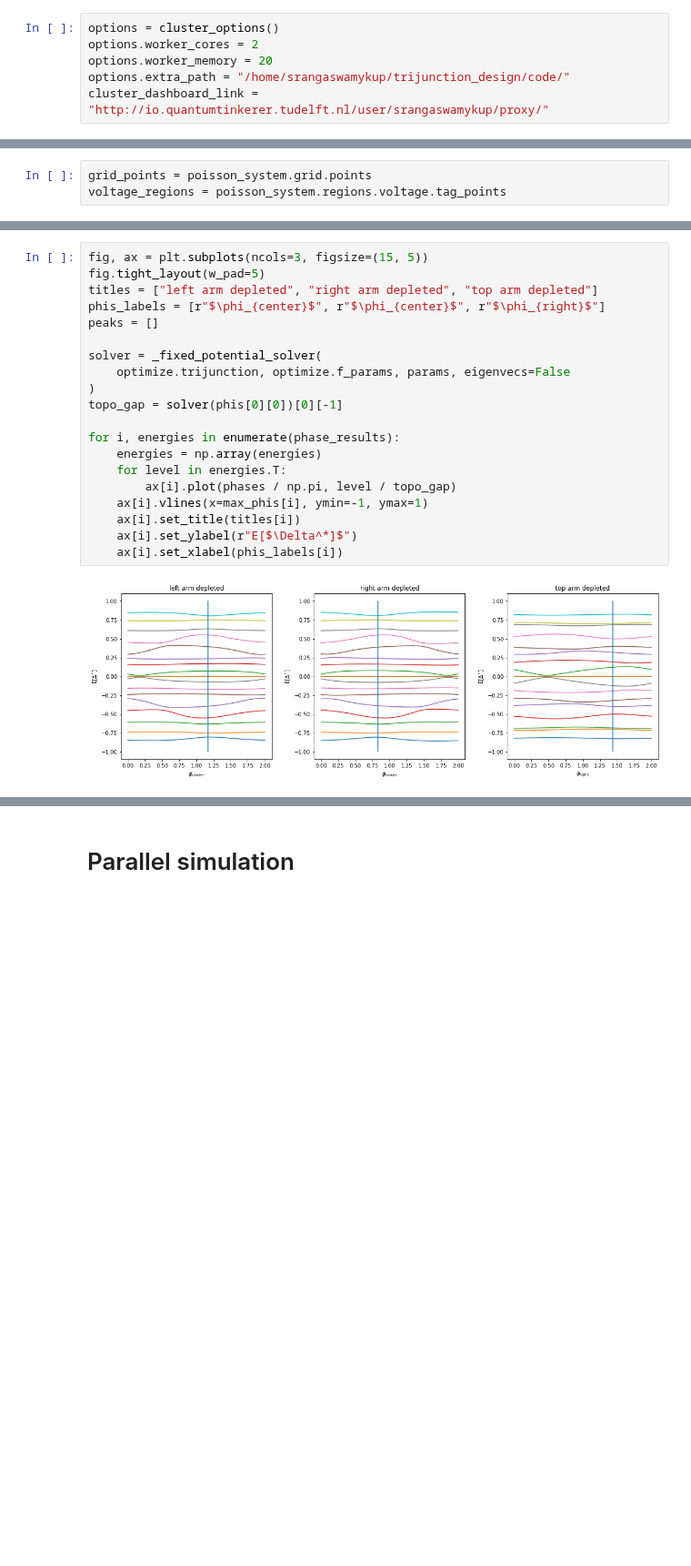
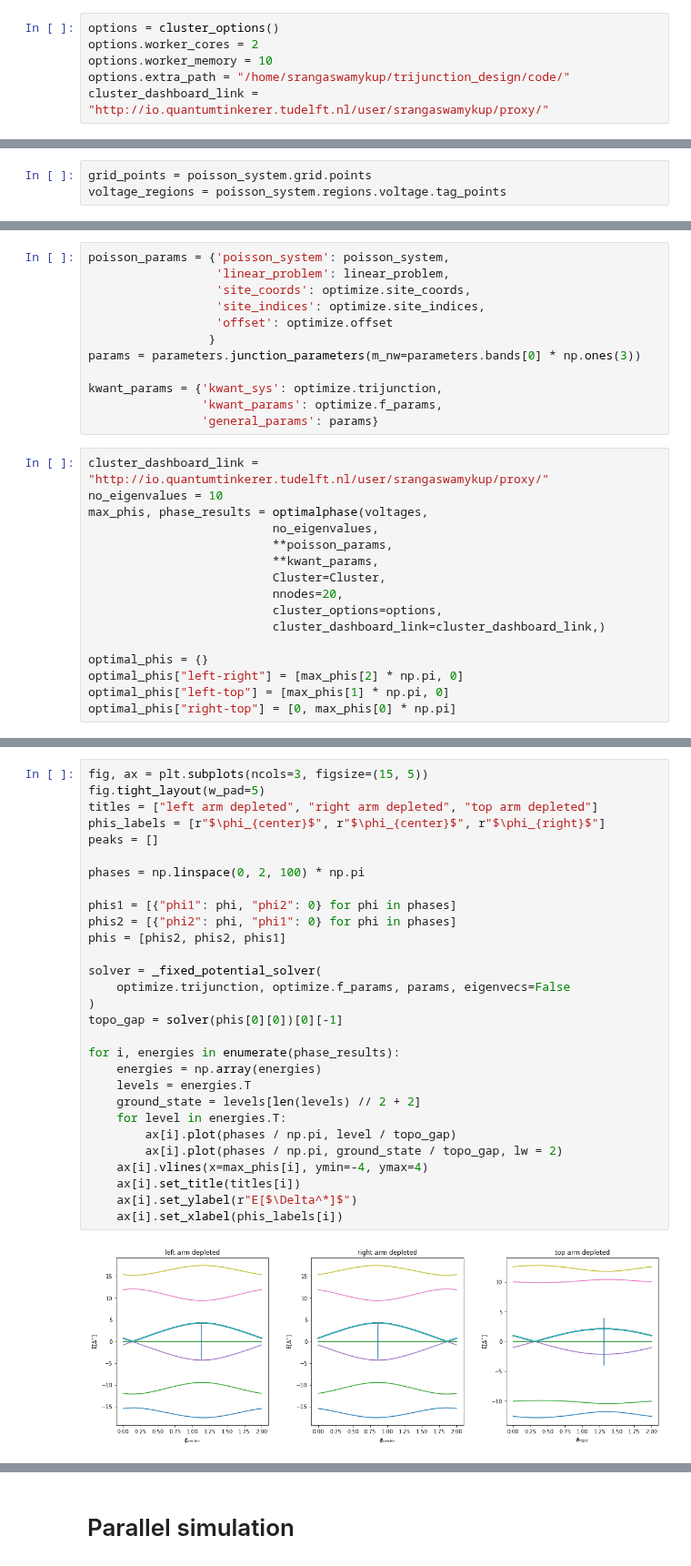
Before and after one commit to Satin21/Trijunction, a Jupyter notebook: analysis/Y.ipynb, the cells around one changed output, grey strips where cells are left out. Shown at 91% size. Saved outputs shown, nothing was run; the diff lists cells and outputs as text; blank space fills up the shorter version.

```diff
--- a/analysis/Y.ipynb
+++ b/analysis/Y.ipynb
@@ -39,7 +38,7 @@ from constants import scale
 # %%
 options = cluster_options()
 options.worker_cores = 2
-options.worker_memory = 20
+options.worker_memory = 10
 options.extra_path = "/home/srangaswamykup/trijunction_design/code/"
 cluster_dashboard_link = "http://io.quantumtinkerer.tudelft.nl/user/srangaswamykup/proxy/"
 # %% [raw]
@@ -229,0 +119,28 @@ array([1.17171717, 0.82828283, 1.43434343])
+# %%
+poisson_params = {'poisson_system': poisson_system,
+                  'linear_problem': linear_problem,
+                  'site_coords': optimize.site_coords,
+                  'site_indices': optimize.site_indices,
+                  'offset': optimize.offset
+                 }
+params = parameters.junction_parameters(m_nw=parameters.bands[0] * np.ones(3))
+
+kwant_params = {'kwant_sys': optimize.trijunction,
+                'kwant_params': optimize.f_params,
+                'general_params': params}
+# %%
+cluster_dashboard_link = "http://io.quantumtinkerer.tudelft.nl/user/srangaswamykup/proxy/"
+no_eigenvalues = 10
+max_phis, phase_results = optimalphase(voltages,
+                          no_eigenvalues,
+                          **poisson_params,
+                          **kwant_params,
+                          Cluster=Cluster,
+                          nnodes=20,
+                          cluster_options=options,
+                          cluster_dashboard_link=cluster_dashboard_link,)
+
+optimal_phis = {}
+optimal_phis["left-right"] = [max_phis[2] * np.pi, 0]
+optimal_phis["left-top"] = [max_phis[1] * np.pi, 0]
+optimal_phis["right-top"] = [0, max_phis[0] * np.pi]
@@ -230,22 +150,31 @@ array([1.17171717, 0.82828283, 1.43434343])
 # %%
 fig, ax = plt.subplots(ncols=3, figsize=(15, 5))
 fig.tight_layout(w_pad=5)
 titles = ["left arm depleted", "right arm depleted", "top arm depleted"]
 phis_labels = [r"$\phi_{center}$", r"$\phi_{center}$", r"$\phi_{right}$"]
 peaks = []
+
+phases = np.linspace(0, 2, 100) * np.pi
+
+phis1 = [{"phi1": phi, "phi2": 0} for phi in phases]
+phis2 = [{"phi2": phi, "phi1": 0} for phi in phases]
+phis = [phis2, phis2, phis1]
 
 solver = _fixed_potential_solver(
     optimize.trijunction, optimize.f_params, params, eigenvecs=False
 )
 topo_gap = solver(phis[0][0])[0][-1]
 
 for i, energies in enumerate(phase_results):
     energies = np.array(energies)
+    levels = energies.T
+    ground_state = levels[len(levels) // 2 + 2]
     for level in energies.T:
         ax[i].plot(phases / np.pi, level / topo_gap)
-    ax[i].vlines(x=max_phis[i], ymin=-1, ymax=1)
+        ax[i].plot(phases / np.pi, ground_state / topo_gap, lw = 2)
+    ax[i].vlines(x=max_phis[i], ymin=-4, ymax=4)
     ax[i].set_title(titles[i])
     ax[i].set_ylabel(r"E[$\Delta^*]$")
     ax[i].set_xlabel(phis_labels[i])
 # %% [output]
-[figure, old version]
+[figure, new version]
```
Also changed, not shown: parts of 20 cells of this notebook, 4 other files.
